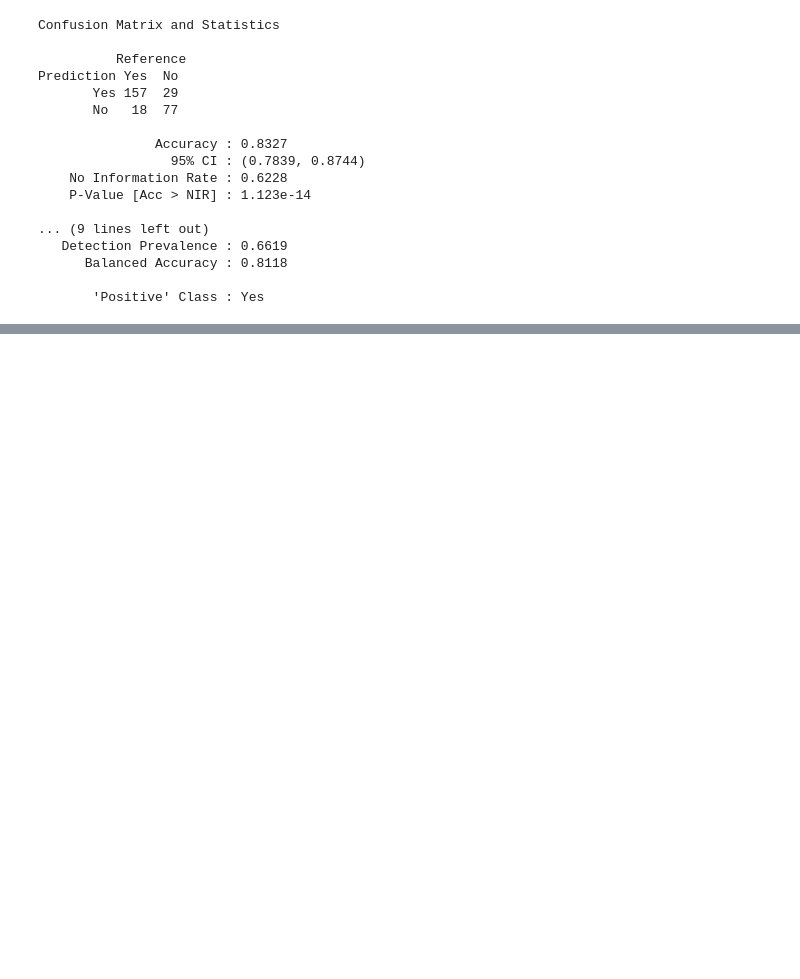
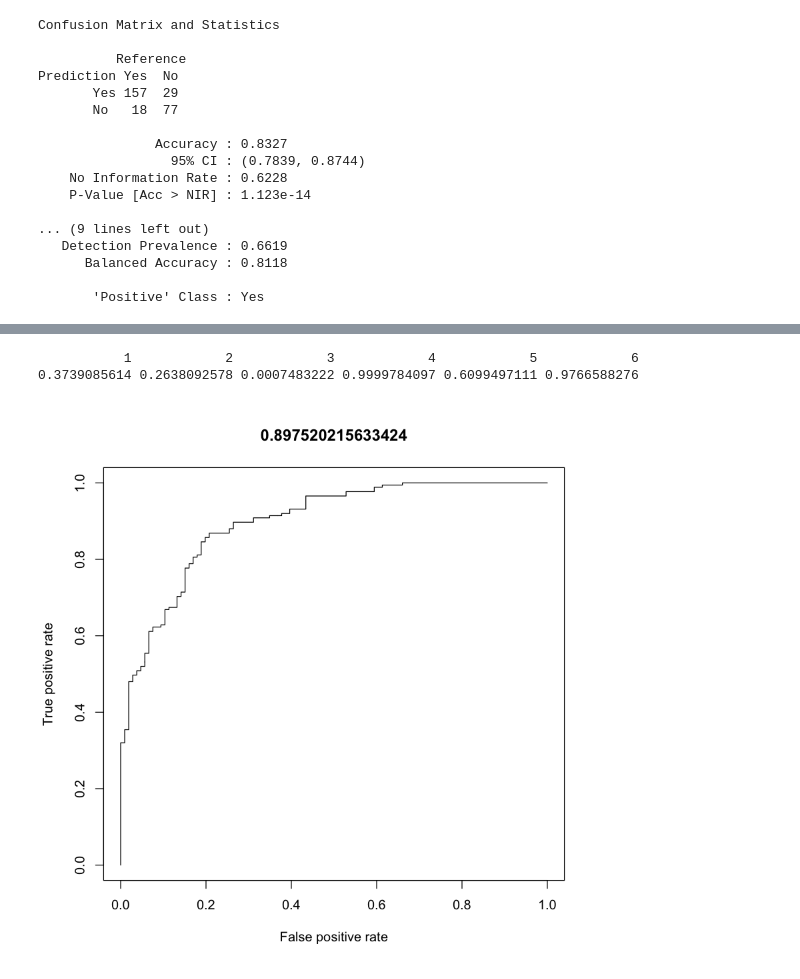
Before and after one commit to Randallzoeng/BookClub, a Jupyter notebook: AppliedPredictiveModeling/Chap. 12 Exercises.ipynb, the cells around one changed output, grey strips where cells are left out. Drawn from its saved outputs; the diff is of its cells as text; code cells hidden in the pictures; blank space fills up the shorter version.

```diff
--- a/AppliedPredictiveModeling/Chap. 12 Exercises.ipynb
+++ b/AppliedPredictiveModeling/Chap. 12 Exercises.ipynb
@@ -334,7 +325,7 @@ print( df )
 &#x1F52E; `Original  model by Dr.John`
 # %%
 library(caret)
-ctrl <- trainControl(method = "LGOCV",
+ctrl <- trainControl(method = "cv",
                     summaryFunction=twoClassSummary,
                      classProbs=T)
 
@@ -497,0 +441,3 @@ dim(bio_flt_nzv)
+# %%
+df <- cbind(bio_flt_nzv,as.data.frame(any_damage))
+fit_lm <- glm(any_damage~.,data=df,family = binomial(link="logit"))
@@ -497,0 +484,15 @@ dim(bio_flt_nzv)
+# %%
+library(ROCR)
+# pred = 1-predict(fit_lm,type="response")
+pred <- 1-fit_lm$fitted.values
+head(pred)
+# %% [output]
+           1            2            3            4            5            6
+0.3739085614 0.2638092578 0.0007483222 0.9999784097 0.6099497111 0.9766588276
+# %%
+pred_obj <- prediction(pred,df$any_damage)
+roc_obj <- performance(pred_obj,measure = "tpr",x.measure = "fpr")
+auc_obj <- performance(pred_obj,measure = "auc")
+plot(roc_obj,main=paste(auc_obj@y.values[[1]]))
+# %% [output]
+[figure, added]
```
Also changed, not shown: parts of 21 cells of this notebook.
